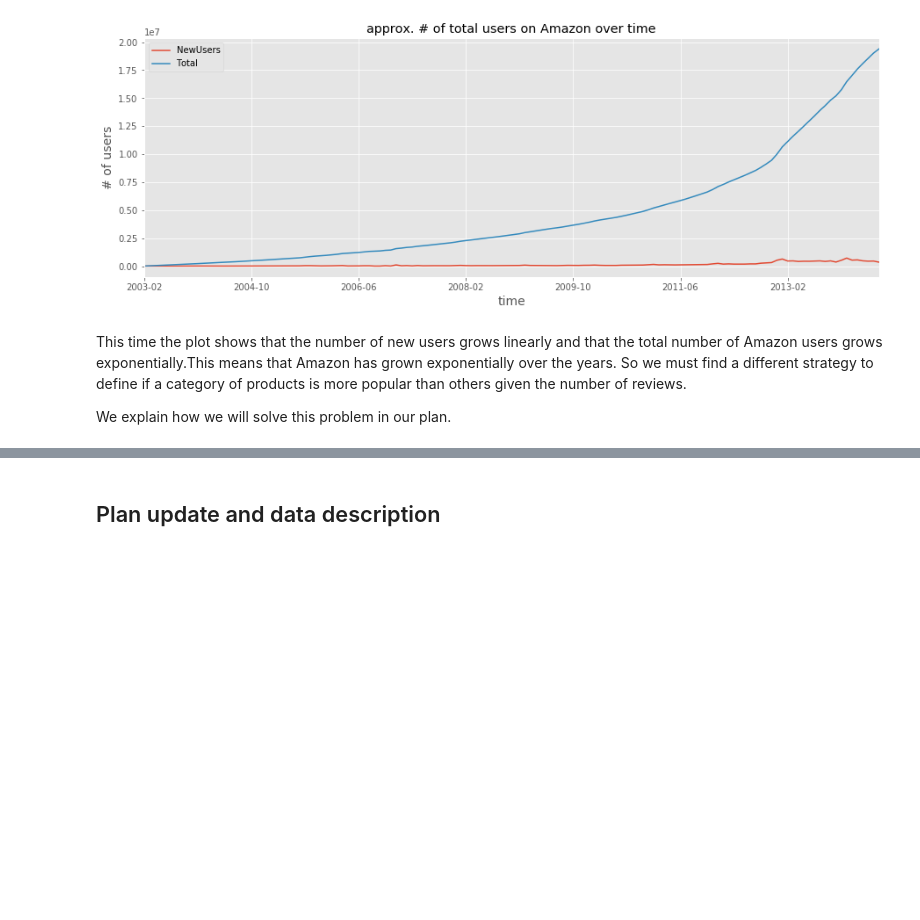
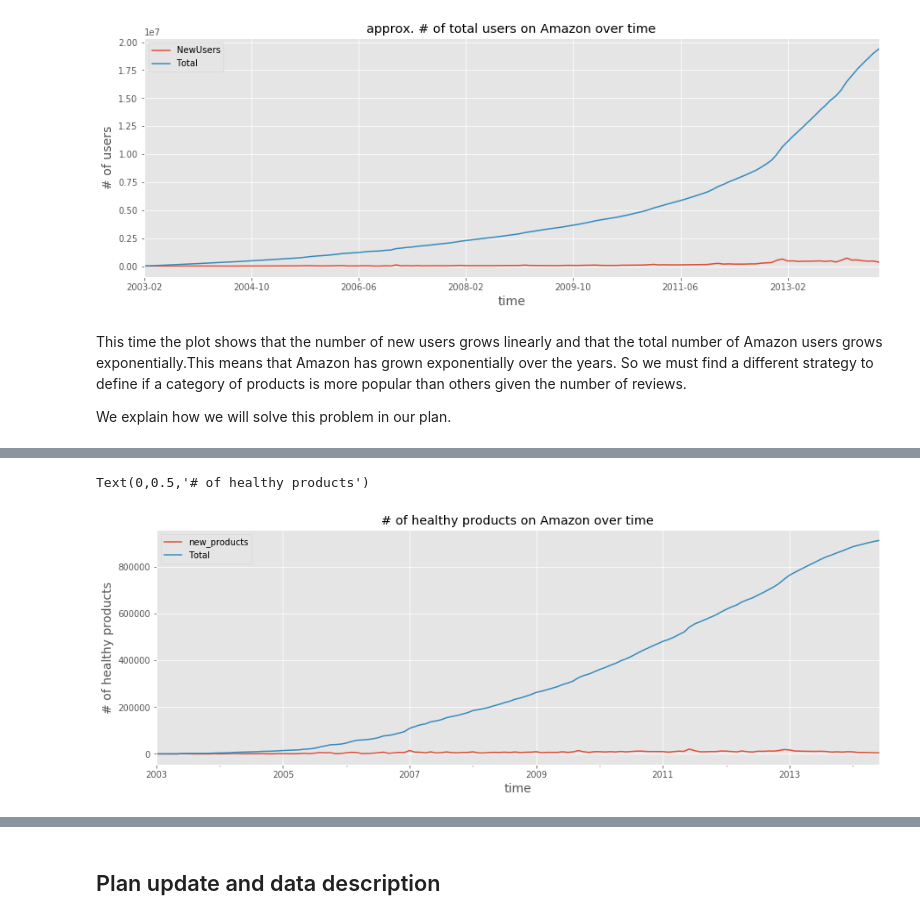
Before and after one commit to darioAnongba/EPFL-ADA, a Jupyter notebook: project/Report.ipynb, the cells around one changed output, grey strips where cells are left out. Drawn from its saved outputs; the diff is of its cells as text; code cells hidden in the pictures; blank space fills up the shorter version.

```diff
--- a/project/Report.ipynb
+++ b/project/Report.ipynb
@@ -254,2 +257,3 @@ Loading from file...
 # %%
-food_meta_lauched_df = add_lauch_date(products_lauch, food_meta_df[food_meta_df.asin.isin(merged_healthy_df.asin)])
+healthy_meta_food_df = food_meta_df[food_meta_df.asin.isin(healthy_food_df.asin)]
+food_meta_lauched_df = load_food_lauch(healthy_meta_food_df)
@@ -257,0 +262,3 @@ sport_meta_lauched_df = add_lauch_date(products_lauch, sports_meta_df[sports_met
+# %%
+healthy_meta_sport_df = sports_meta_df[sports_meta_df.asin.isin(healthy_sports_df.asin)]
+sport_meta_lauched_df = load_sport_lauch(healthy_sports_df)
@@ -258,6 +267,10 @@ sport_meta_lauched_df = add_lauch_date(products_lauch, sports_meta_df[sports_met
 # %%
 # Merge DFs
 merged_meta_healthy_df = pd.concat([food_meta_lauched_df, sport_meta_lauched_df])
-print("Number of products about healthy products:", merged_healthy_df.shape[0])
-merged_meta_healthy_df.head()
+print(len(merged_meta_healthy_df))
+merged_meta_healthy_df = merged_meta_healthy_df.drop('datetime', axis=1)
+merged_meta_healthy_df = merged_meta_healthy_df[merged_meta_healthy_df.Lauched.notnull()]
+merged_meta_healthy_df.Lauched = merged_meta_healthy_df.Lauched.apply(convert_Date_To_Month)
+print(len(merged_meta_healthy_df))
+print("Number of products about healthy products:", merged_meta_healthy_df.shape[0])
 # %% [output]
@@ -270,0 +289,13 @@ Number of products about healthy products: 1332644
+# %%
+count_healthy_products = merged_meta_healthy_df[['Lauched','asin']]
+count_healthy_products = count_healthy_products[count_healthy_products.Lauched.notnull()]
+count_healthy_products.Lauched = count_healthy_products.Lauched.apply(convert_Date_To_Month)
+count_healthy_products = count_healthy_products.groupby('Lauched').count()
+count_healthy_products.columns = ['new_products']
+count_healthy_products['Total'] = count_healthy_products.new_products.cumsum()
+count_healthy_products.plot(title='# of healthy products on Amazon over time')
+plt.xlabel('time', fontsize=14)
+plt.ylabel('# of healthy products', fontsize=14)
+# %% [output]
+Text(0,0.5,'# of healthy products')
+[figure, added]
```
Also changed, not shown: parts of 19 cells of this notebook, 8 other files.
